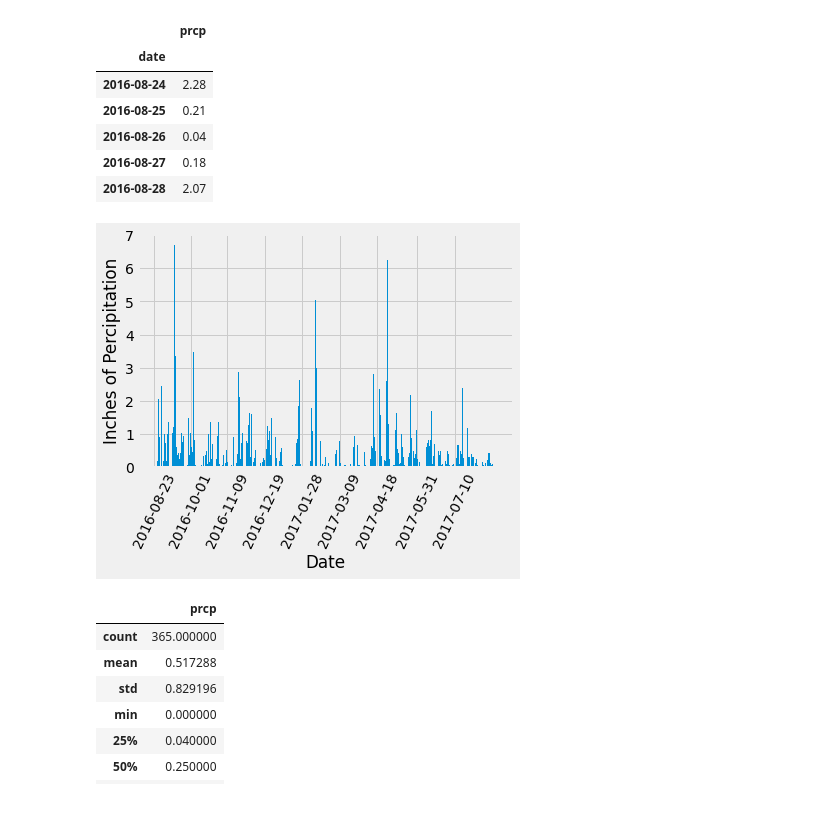
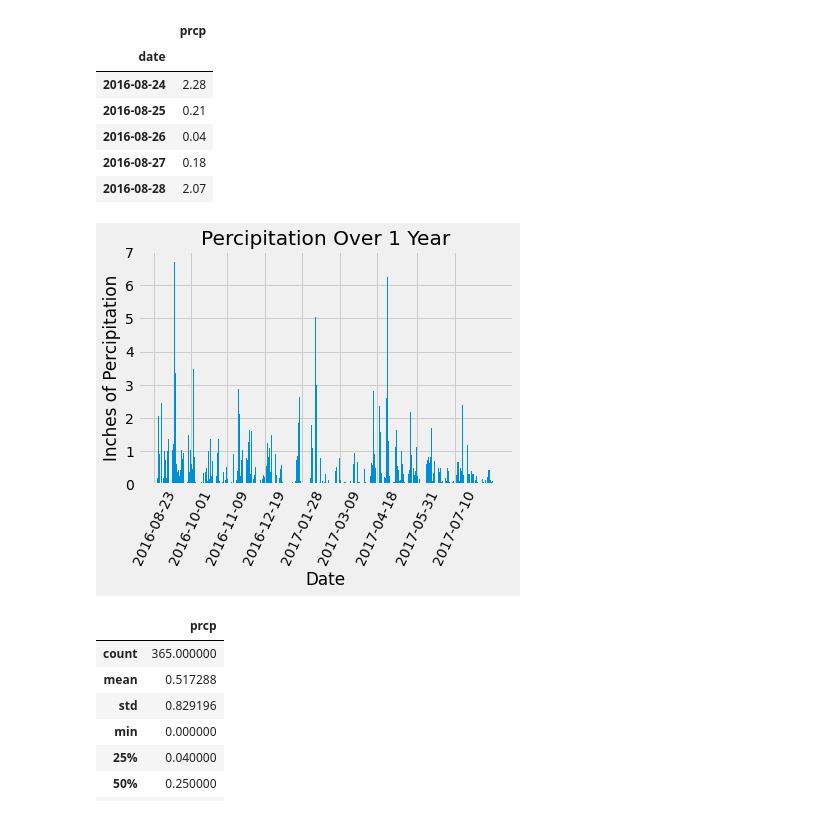
Before and after one commit to rileyfritz/sql-alchemy, a Jupyter notebook: climate.ipynb, the cells around one changed output. Cells and saved outputs as stored; diff of their text form; code cells hidden in the pictures.

```diff
--- a/climate.ipynb
+++ b/climate.ipynb
@@ -99,14 +99,15 @@ prcp_df.head()
 # %%
 # Use Pandas Plotting with Matplotlib to plot the data
 plt.bar(prcp_df.index, prcp_df['prcp'])
 labels = ['2016-08-23','2016-10-01','2016-11-09','2016-12-19','2017-01-28','2017-03-09','2017-04-18','2017-05-31','2017-07-10']
 dates = [dt.datetime.strptime(x,'%Y-%m-%d') for x in labels]
 plt.xticks(ticks=dates,labels=labels, rotation='65')
 plt.ylabel('Inches of Percipitation')
 plt.xlabel('Date')
+plt.title('Percipitation Over 1 Year')
 plt.show()
 # %% [output]
-[figure, old version]
+[figure, new version]
 # %%
 # Use Pandas to calcualte the summary statistics for the precipitation data
 prcp_df.describe()
```
Also changed, not shown: parts of 3 cells of this notebook.
